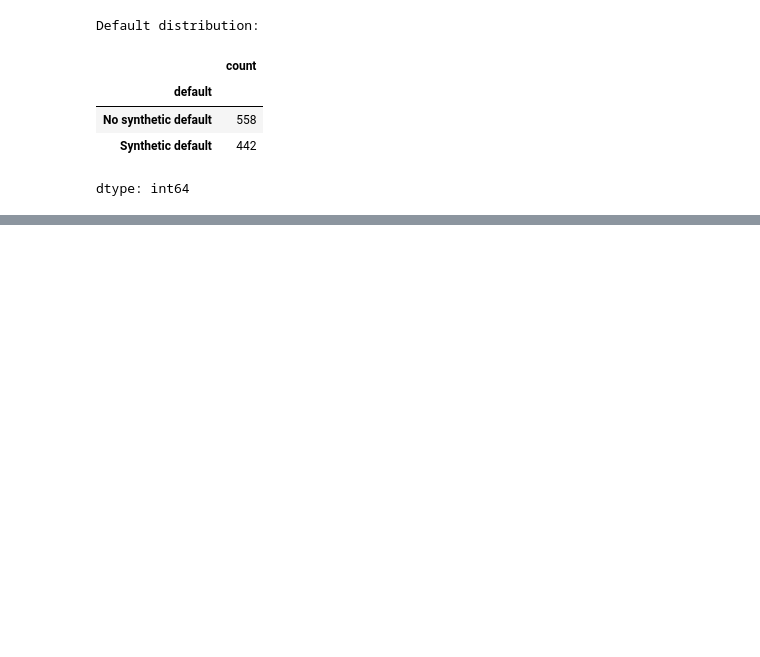
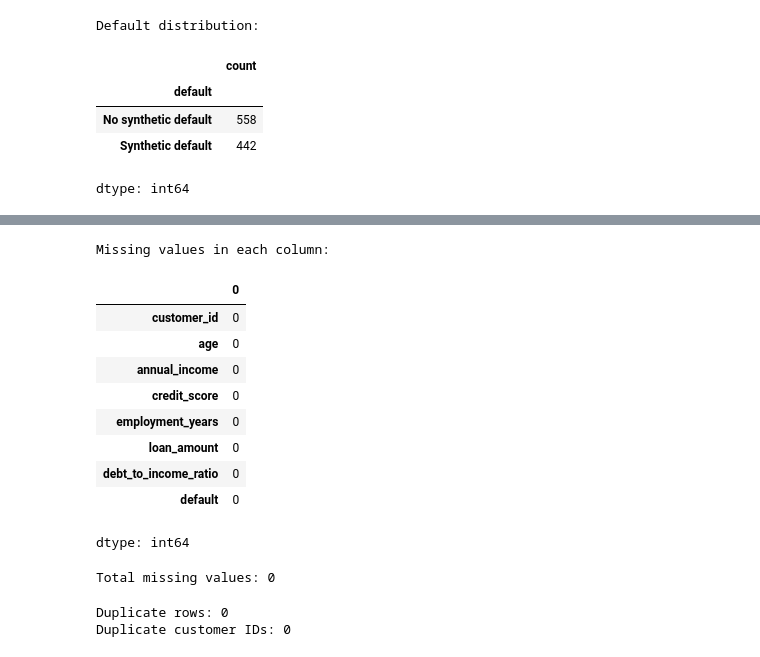
Before and after one commit to dhruvizaveri08/credit-risk-analysis, a Jupyter notebook: notebooks/01_credit_risk_data.ipynb, the cells around one changed output, grey strips where cells are left out. Drawn from its saved outputs; the diff is of its cells as text; code cells hidden in the pictures; blank space fills up the shorter version.

```diff
--- a/notebooks/01_credit_risk_data.ipynb
+++ b/notebooks/01_credit_risk_data.ipynb
@@ -97,0 +135,34 @@ dtype: int64
+# %%
+
+# PART 2: Missing-value check
+
+missing_values = df.isnull().sum()
+
+print("Missing values in each column:")
+display(missing_values)
+
+print("\nTotal missing values:", df.isnull().sum().sum())
+# %% [output]
+Missing values in each column:
+|  | 0 |
+| customer_id | 0 |
+| age | 0 |
+| annual_income | 0 |
+| credit_score | 0 |
+| employment_years | 0 |
+| loan_amount | 0 |
+| debt_to_income_ratio | 0 |
+| default | 0 |
+dtype: int64
+Total missing values: 0
+# %%
+
+# Check for fully duplicated rows
+print("Duplicate rows:", df.duplicated().sum())
+
+# Check whether customer IDs are duplicated
+print("Duplicate customer IDs:",
+      df["customer_id"].duplicated().sum())
+# %% [output]
+Duplicate rows: 0
+Duplicate customer IDs: 0
```
Also changed, not shown: parts of 10 cells of this notebook.
